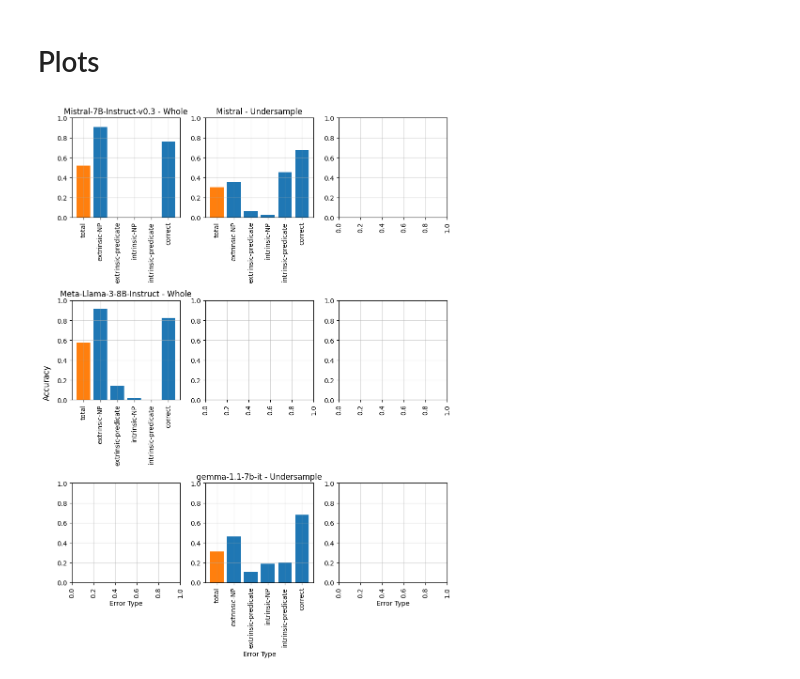
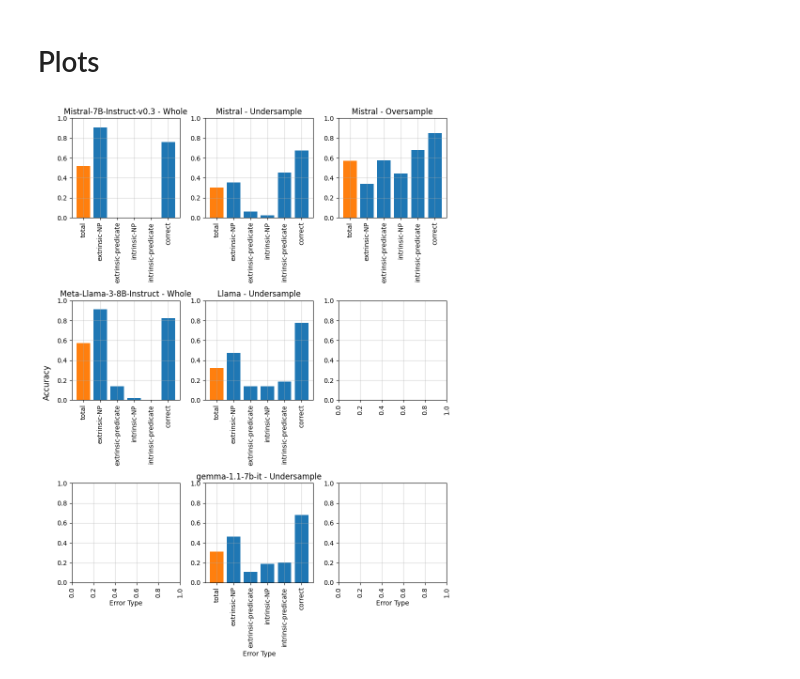
Before and after one commit to Lislaam/llm_hallucinations, a Jupyter notebook: plots.ipynb, the cells around one changed output. Saved outputs shown, nothing was run; the diff lists cells and outputs as text; code cells hidden in the pictures.

```diff
--- a/plots.ipynb
+++ b/plots.ipynb
@@ -21,6 +21,15 @@ mistral_under = {
     "correct": 0.676056338028169
 }
 
+mistral_over = {
+    "total": 0.572961373390558,
+    "extrinsic-NP": 0.3419354838709677,
+    "extrinsic-predicate": 0.5783898305084746,
+    "intrinsic-NP": 0.4457831325301205,
+    "intrinsic-predicate": 0.6781115879828327,
+    "correct": 0.8508158508158508
+}
+
 llama_whole = {
     "total": 0.5721518987341773,
     "extrinsic-NP": 0.9125799573560768,
@@ -28,6 +37,15 @@ llama_whole = {
     "intrinsic-NP": 0.023255813953488372,
     "intrinsic-predicate": 0.0,
     "correct": 0.8226415094339623
+}
+
+llama_under = {
+    "total": 0.3225,
+    "extrinsic-NP": 0.47435897435897434,
+    "extrinsic-predicate": 0.13793103448275862,
+    "intrinsic-NP": 0.13953488372093023,
+    "intrinsic-predicate": 0.18518518518518517,
+    "correct": 0.7794117647058824
 }
 
 gemma_under = {
@@ -40,41 +58,41 @@ gemma_under = {
 }
 # %%
 # List of data dictionaries
-datasets = [mistral_whole, mistral_under, llama_whole, gemma_under]
-labels = ["Mistral-7B-Instruct-v0.3 - Whole", "Mistral - Undersample", "Meta-Llama-3-8B-Instruct - Whole", "gemma-1.1-7b-it - Undersample"]
+datasets = [mistral_whole, mistral_under, mistral_over, llama_whole, llama_under, gemma_under]
+labels = ["Mistral-7B-Instruct-v0.3 - Whole", "Mistral - Undersample", "Mistral - Oversample", "Meta-Llama-3-8B-Instruct - Whole", "Llama - Undersample", "gemma-1.1-7b-it - Undersample"]
 
 # Create a figure with 3 subplots
 fig, axs = plt.subplots(3, 3, figsize=(9, 12))
 
 # Flatten the axs array for easy iteration
 axs = axs.flatten()
 
 # Loop through datasets and axes
-help = [0,1, None, 2, None, None, None, 3]
+help = [0,1, 2, 3, 4, None, None, 5]
 for i, ax in enumerate(axs):  #(data, ax) in enumerate(zip(datasets,
-    if i in [0, 1, 3, 7]:
+    if i in [0, 1, 2, 3, 4, 7]:
         keys = list(datasets[help[i]].keys())
         values = list(datasets[help[i]].values())
         # Assign colors: Red for 'total', blue for others
         colors = ['C1' if key == 'total' else 'C0' for key in keys]
 
         ax.bar(keys, values, color=colors)
         ax.set_title(f'{labels[help[i]]}')
 
     if i in [6, 7, 8]:
         ax.set_xlabel('Error Type')
 
     ax.set_ylim(0, 1)  # Assuming values are in the range 0 to 1
     ax.grid('--', alpha=0.5)
     ax.tick_params(axis='x', rotation=90)  # Rotate x-axis labels for better readability
 
 fig.supylabel('Accuracy')
 #fig.suptitle('Error Analysis')
 
 # Adjust layout to prevent overlap
 plt.tight_layout()
 
 # Display the plots
 plt.show()
 # %% [output]
-[figure, old version]
+[figure, new version]
```
Also changed, not shown: 3 other files.
